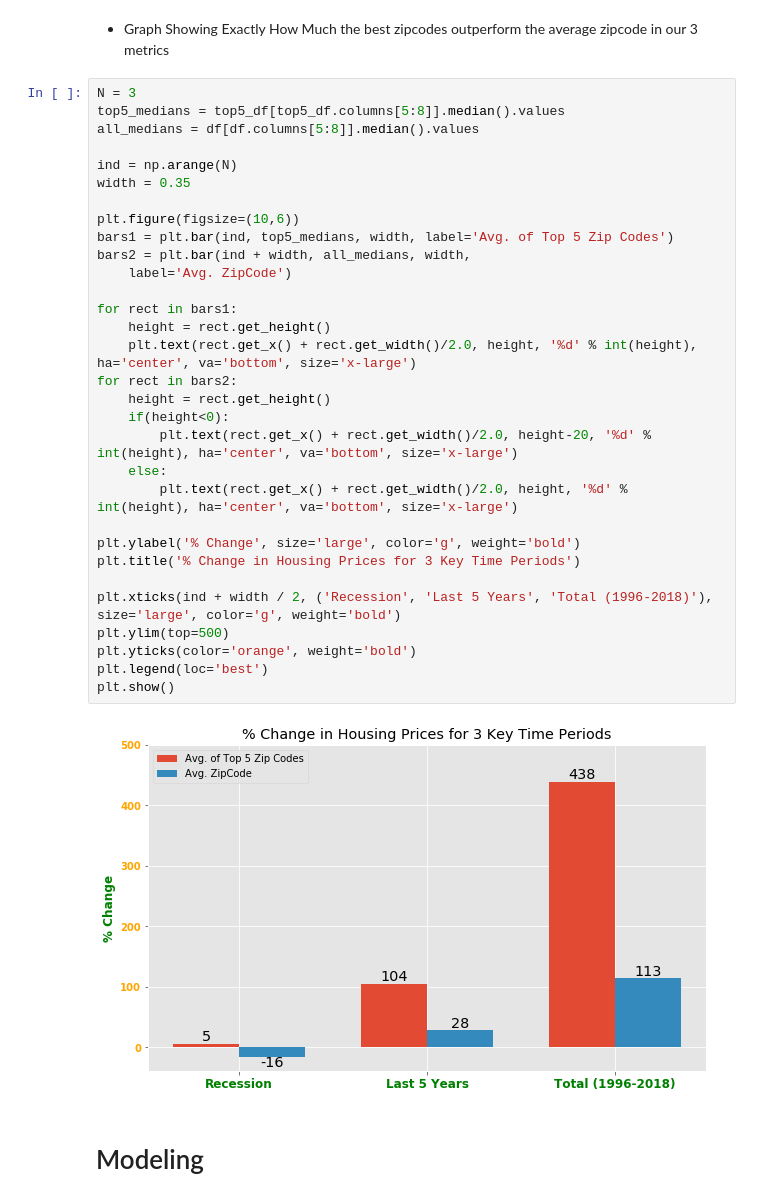
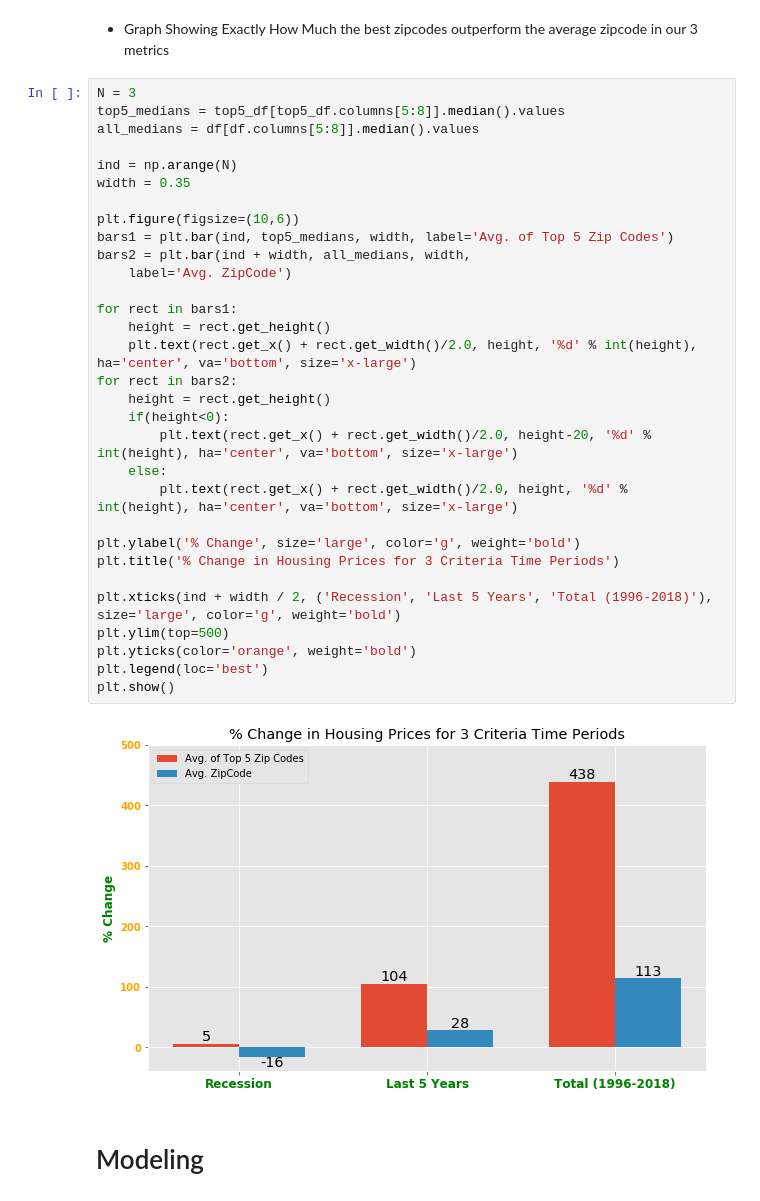
Before and after one commit to swede0623/dsc-mod-4-project-online-ds-pt-031119, a Jupyter notebook: Project.ipynb, the cells around one changed output. Drawn from its saved outputs; the diff is of its cells as text.

```diff
--- a/Project.ipynb
+++ b/Project.ipynb
@@ -232,34 +250,34 @@ plt.show()
 N = 3
 top5_medians = top5_df[top5_df.columns[5:8]].median().values
 all_medians = df[df.columns[5:8]].median().values
 
 ind = np.arange(N)
 width = 0.35
 
 plt.figure(figsize=(10,6))
 bars1 = plt.bar(ind, top5_medians, width, label='Avg. of Top 5 Zip Codes')
 bars2 = plt.bar(ind + width, all_medians, width,
     label='Avg. ZipCode')
 
 for rect in bars1:
     height = rect.get_height()
     plt.text(rect.get_x() + rect.get_width()/2.0, height, '%d' % int(height), ha='center', va='bottom', size='x-large')
 for rect in bars2:
     height = rect.get_height()
     if(height<0):
         plt.text(rect.get_x() + rect.get_width()/2.0, height-20, '%d' % int(height), ha='center', va='bottom', size='x-large')
     else:
         plt.text(rect.get_x() + rect.get_width()/2.0, height, '%d' % int(height), ha='center', va='bottom', size='x-large')
 
 plt.ylabel('% Change', size='large', color='g', weight='bold')
-plt.title('% Change in Housing Prices for 3 Key Time Periods')
+plt.title('% Change in Housing Prices for 3 Criteria Time Periods')
 
 plt.xticks(ind + width / 2, ('Recession', 'Last 5 Years', 'Total (1996-2018)'), size='large', color='g', weight='bold')
 plt.ylim(top=500)
 plt.yticks(color='orange', weight='bold')
 plt.legend(loc='best')
 plt.show()
 # %% [output]
-[figure, old version]
+[figure, new version]
 # %% [markdown]
 # Modeling
```
Also changed, not shown: parts of 28 cells of this notebook, 3 other files.
